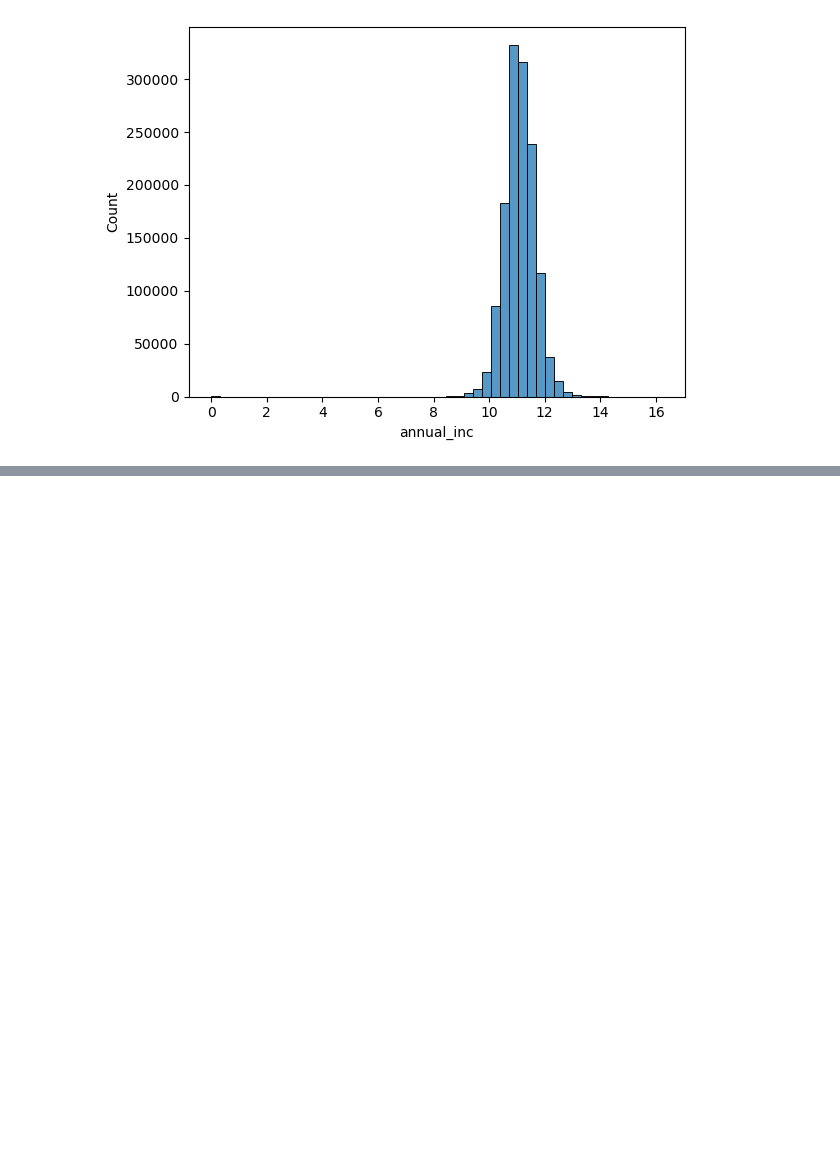
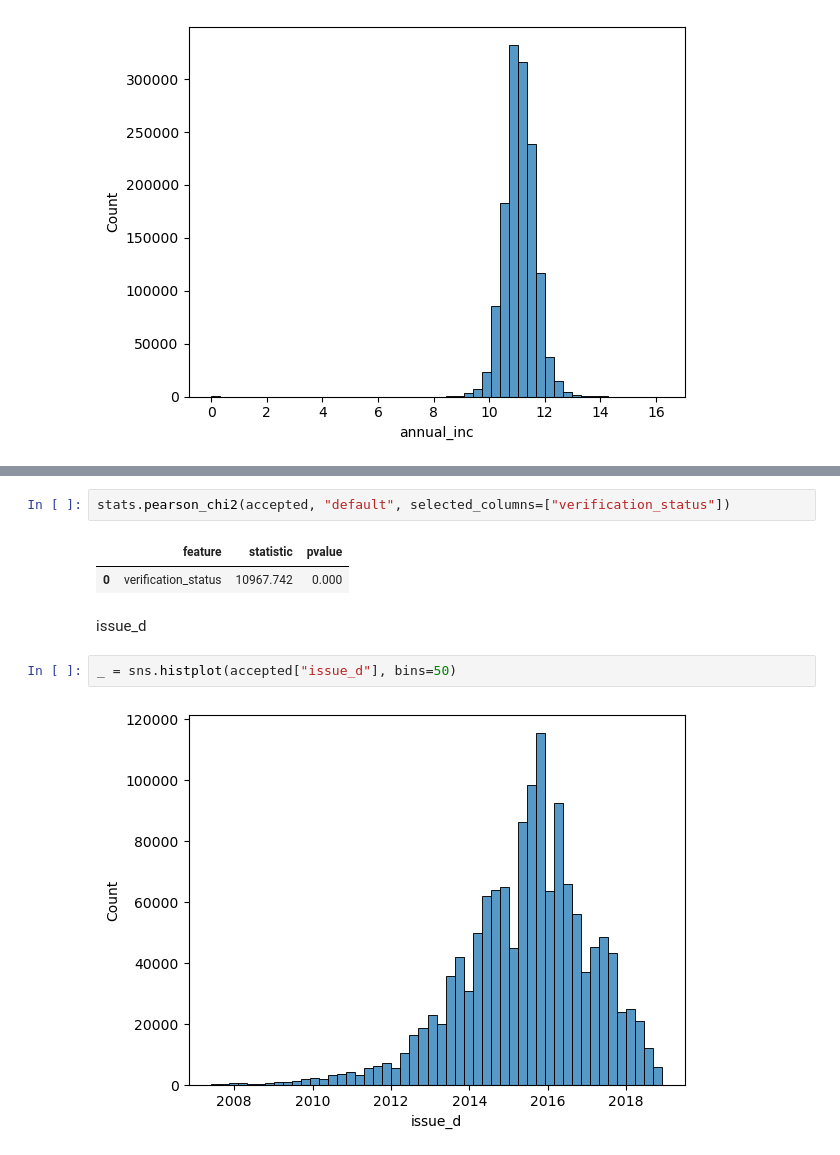
Before and after one commit to ivankching/storytelling, a Jupyter notebook: Lending Club - credit scoring/eda_accepted.ipynb, the cells around one changed output, grey strips where cells are left out. Cells and saved outputs as stored; diff of their text form; blank space fills up the shorter version.

```diff
--- a/Lending Club - credit scoring/eda_accepted.ipynb
+++ b/Lending Club - credit scoring/eda_accepted.ipynb
@@ -650,0 +710,11 @@ _ = sns.histplot(logged_income, bins=50)
+# %%
+stats.pearson_chi2(accepted, "default", selected_columns=["verification_status"])
+# %% [output]
+|  | feature | statistic | pvalue |
+| 0 | verification_status | 10967.742 | 0.000 |
+# %% [markdown]
+issue_d
+# %%
+_ = sns.histplot(accepted["issue_d"], bins=50)
+# %% [output]
+[figure, added]
```
Also changed, not shown: parts of 22 cells of this notebook.
